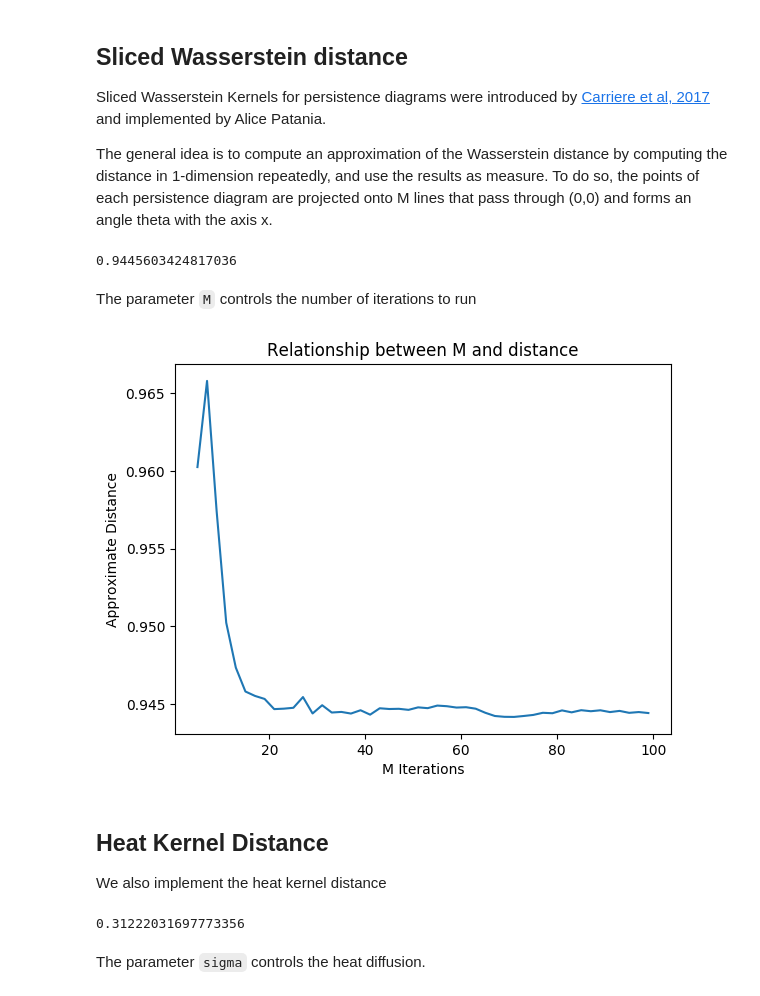
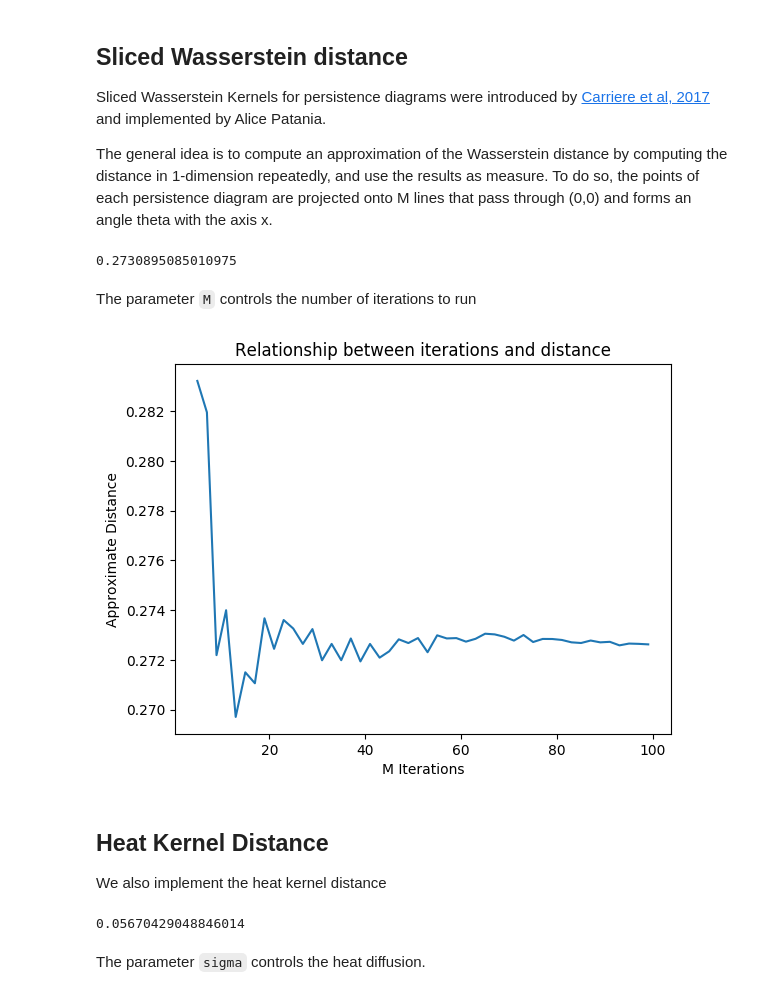
Before and after one commit to scikit-tda/persim, a Jupyter notebook: docs/notebooks/distances.ipynb, the cells around one changed output. Saved outputs shown, nothing was run; the diff lists cells and outputs as text; code cells hidden in the pictures.

Commit message:
add more demonstration to the distances

```diff
--- a/docs/notebooks/distances.ipynb
+++ b/docs/notebooks/distances.ipynb
@@ -18,3 +15,6 @@ data_noisy = datasets.make_circles(noise=0.1)[0]
+# %%
+data_clean = tadasets.dsphere(d=1, n=100, noise=0.0)
+data_noisy = tadasets.dsphere(d=1, n=100, noise=0.1)
 # %%
 plt.scatter(data_clean[:,0], data_clean[:,1], label="clean data")
 plt.scatter(data_noisy[:,0], data_noisy[:,1], label="noisy data")
@@ -83,7 +86,7 @@ The general idea is to compute an approximation of the Wasserstein distance by c
 # %%
 persim.sliced_wasserstein(dgm_clean, dgm_noisy)
 # %% [output]
-0.9445603424817036
+0.2730895085010975
 # %% [markdown]
 The parameter `M` controls the number of iterations to run
 # %%
@@ -92,11 +95,11 @@ ds = [persim.sliced_wasserstein(dgm_clean, dgm_noisy, M=M) for M in Ms]
 # %%
 plt.plot(Ms, ds)
 plt.xlabel("M Iterations")
 plt.ylabel("Approximate Distance")
-plt.title("Relationship between M and distance")
+plt.title("Relationship between iterations and distance")
 plt.show()
 # %% [output]
-[figure, old version]
+[figure, new version]
 # %% [markdown]
 ## Heat Kernel Distance
 
@@ -104,7 +107,7 @@ We also implement the heat kernel distance
 # %%
 persim.heat(dgm_clean, dgm_noisy)
 # %% [output]
-0.31222031697773356
+0.05670429048846014
 # %% [markdown]
 The parameter `sigma` controls the heat diffusion.
 # %%
```
Also changed, not shown: parts of 16 cells of this notebook.
